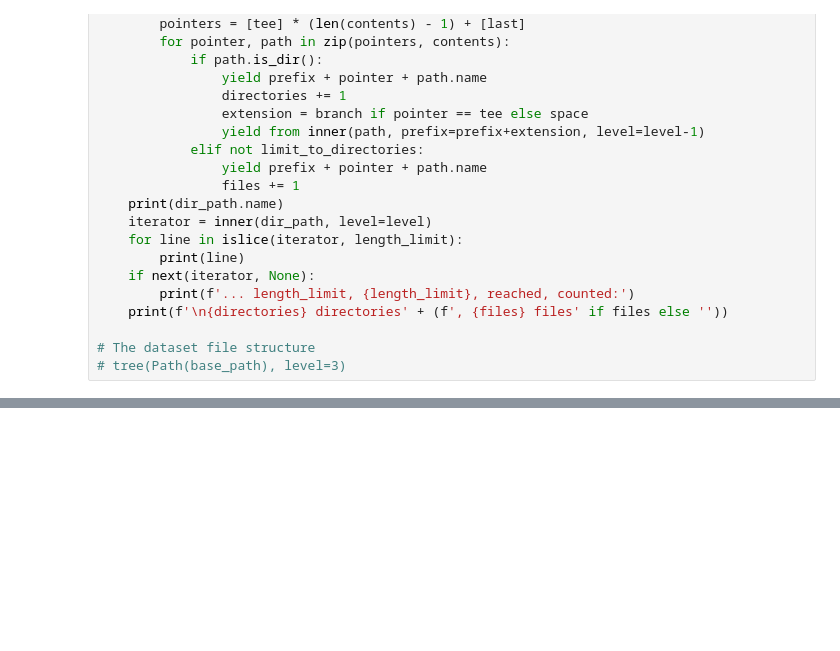
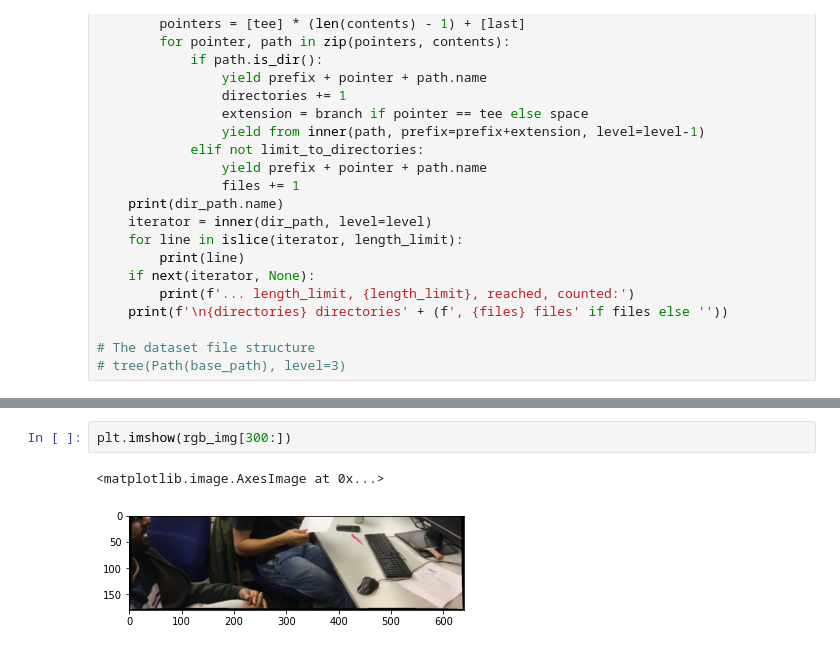
Before and after one commit to philippwulff/DGD-NeRF, a Jupyter notebook: eda_deepdeform.ipynb, the cells around one changed output, grey strips where cells are left out. Cells and saved outputs as stored; diff of their text form; blank space fills up the shorter version.

```diff
--- a/eda_deepdeform.ipynb
+++ b/eda_deepdeform.ipynb
@@ -144,0 +153,5 @@ Video("/home/kirwul/D-NeRF/logs/lego/lego_spiral_400000_rgb.mp4")
+# %%
+plt.imshow(rgb_img[300:])
+# %% [output]
+<matplotlib.image.AxesImage at 0x...>
+[figure, added]
```
Also changed, not shown: parts of 8 cells of this notebook, 4 other files.
